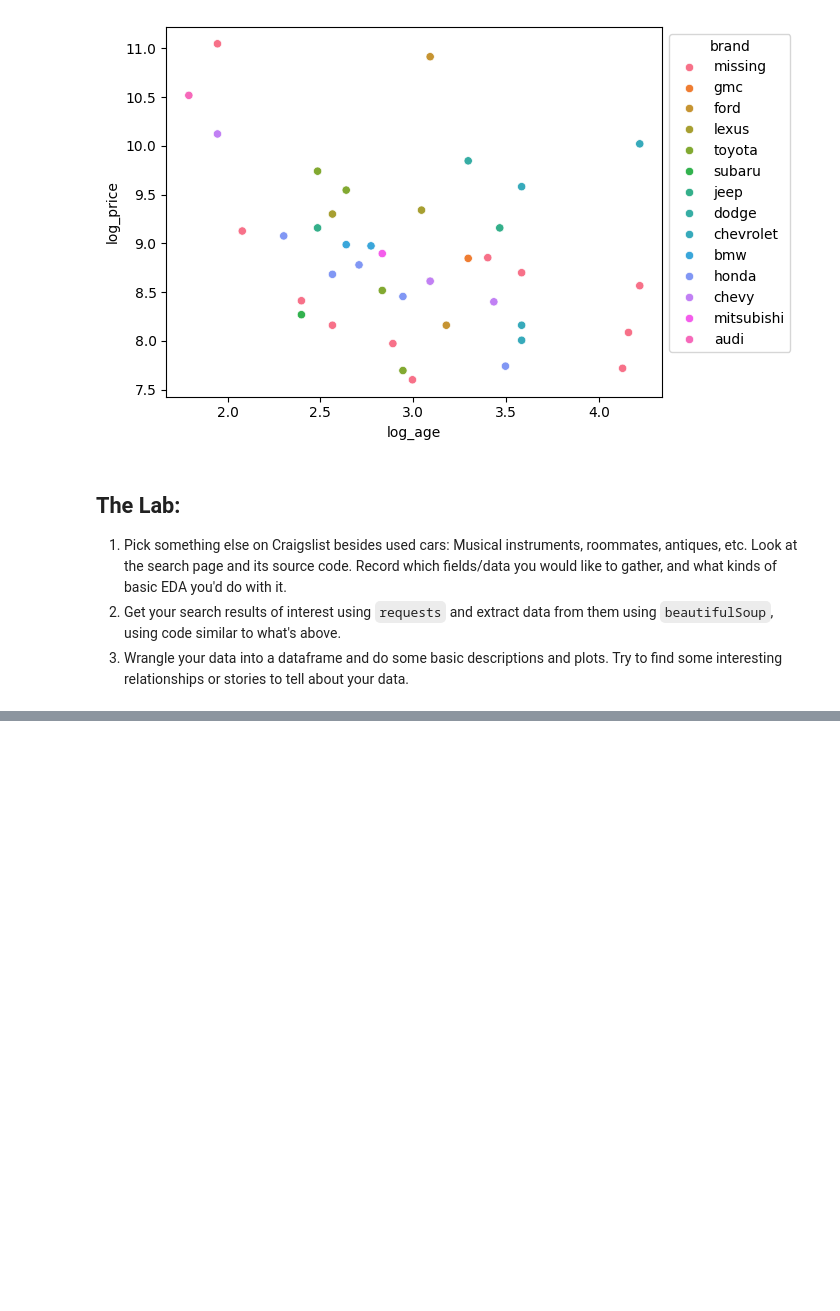
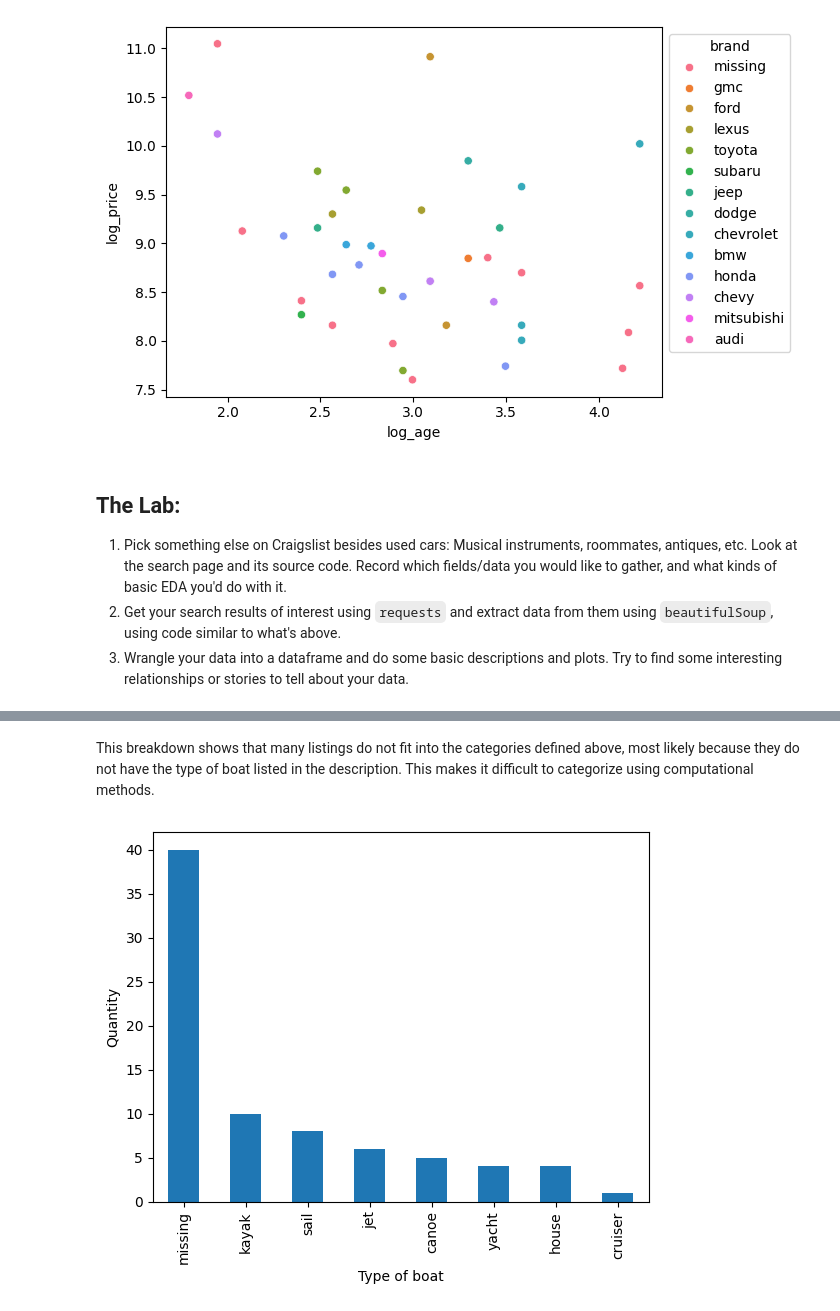
Before and after one commit to RyanErm/wrangling1, a Jupyter notebook: lab/lab_notebook.ipynb, the cells around one changed output, grey strips where cells are left out. Saved outputs shown, nothing was run; the diff lists cells and outputs as text; code cells hidden in the pictures; blank space fills up the shorter version.

```diff
--- a/lab/lab_notebook.ipynb
+++ b/lab/lab_notebook.ipynb
@@ -274,0 +294,10 @@ print(df1)
+# %% [markdown]
+This breakdown shows that many listings do not fit into the categories defined above, most likely because they do not have the type of boat listed in the description. This makes it difficult to categorize using computational methods.
+# %%
+amounts=df1['type'].value_counts()
+amounts.plot.bar()
+plt.xlabel("Type of boat")
+plt.ylabel("Quantity")
+plt.show()
+# %% [output]
+[figure, added]
```
Also changed, not shown: parts of 10 cells of this notebook.
